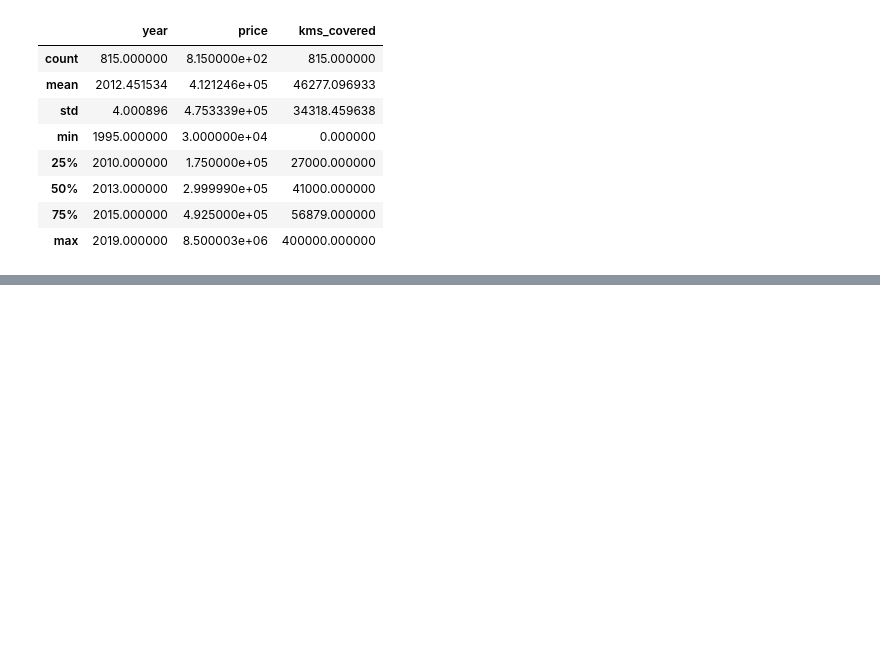
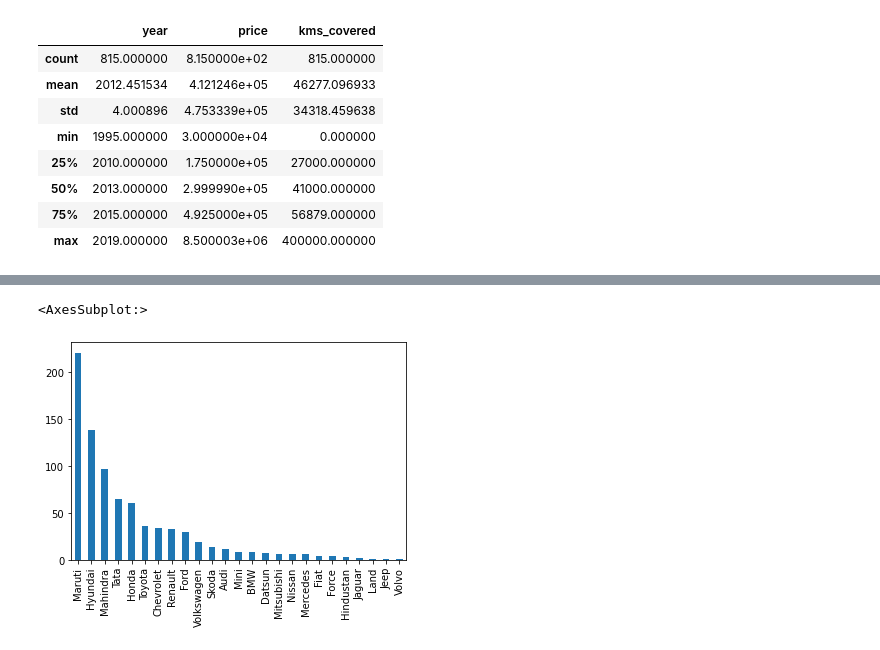
Before and after one commit to Shriansh16/Car_Price_Predictor, a Jupyter notebook: notebooks/Car_price_prediction.ipynb, the cells around one changed output, grey strips where cells are left out. Cells and saved outputs as stored; diff of their text form; code cells hidden in the pictures; blank space fills up the shorter version.

```diff
--- a/notebooks/Car_price_prediction.ipynb
+++ b/notebooks/Car_price_prediction.ipynb
@@ -345,0 +376,5 @@ df.describe()
+# %%
+df['company'].value_counts().plot(kind='bar')
+# %% [output]
+<AxesSubplot:>
+[figure, added]
```
Also changed, not shown: parts of 24 cells of this notebook, 1 other file.
